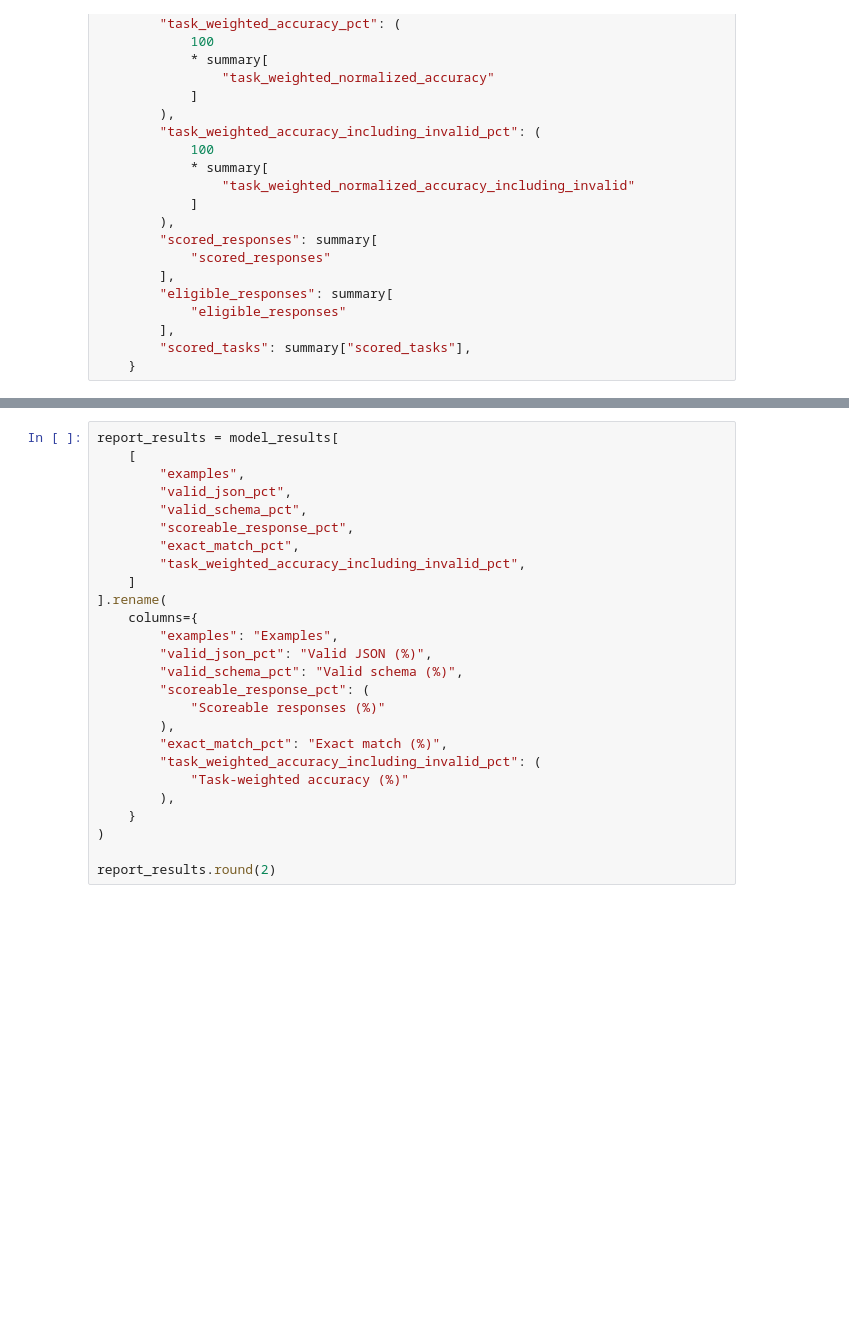
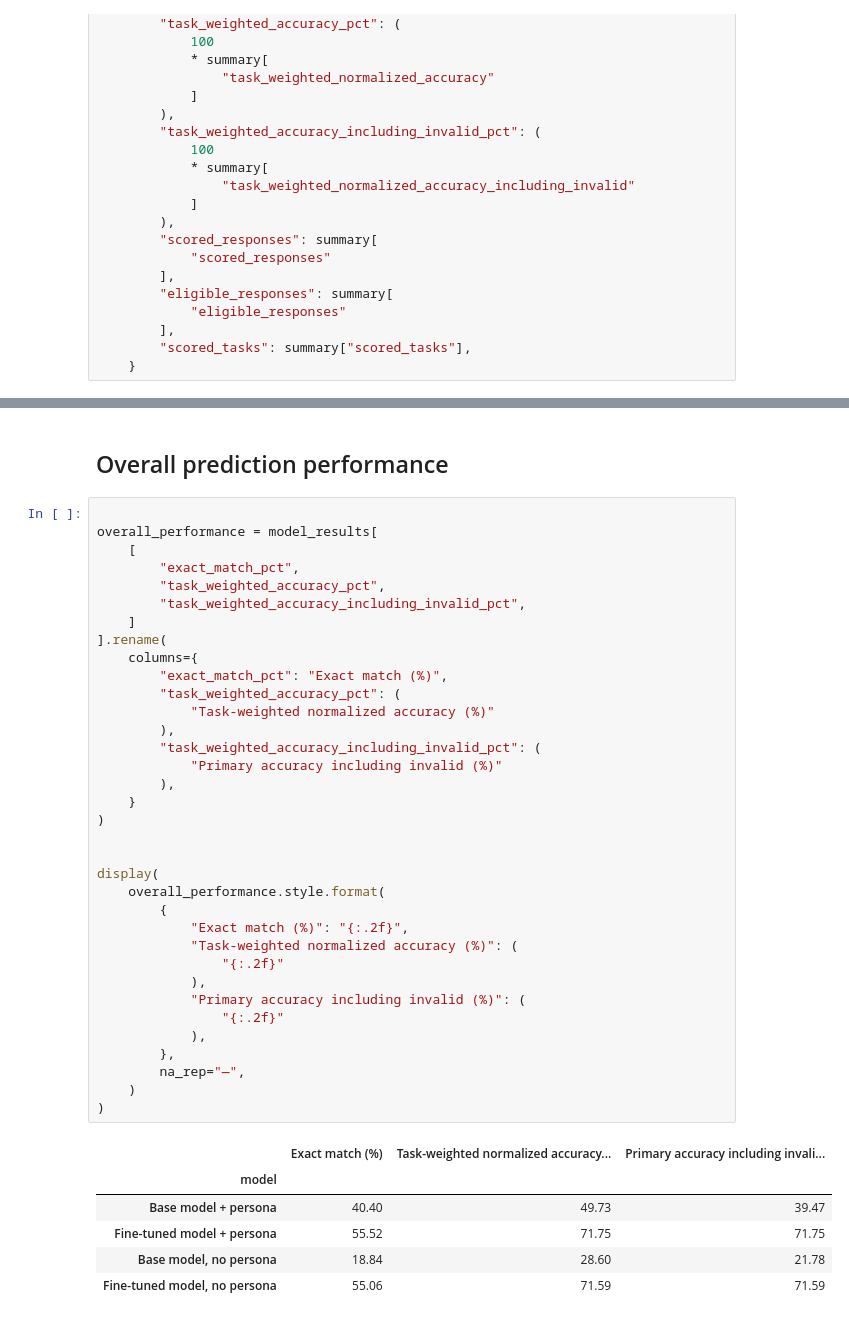
Before and after one commit to luishengjie/large-behavior-model, a Jupyter notebook: notebooks/05_evaluation_results.ipynb, the cells around one changed output, grey strips where cells are left out. Drawn from its saved outputs; the diff is of its cells as text; blank space fills up the shorter version.

```diff
--- a/notebooks/05_evaluation_results.ipynb
+++ b/notebooks/05_evaluation_results.ipynb
@@ -104,26 +111,44 @@ model_results.round(2)
-# %%
-report_results = model_results[
-    [
-        "examples",
-        "valid_json_pct",
-        "valid_schema_pct",
-        "scoreable_response_pct",
-        "exact_match_pct",
-        "task_weighted_accuracy_including_invalid_pct",
-    ]
-].rename(
-    columns={
-        "examples": "Examples",
-        "valid_json_pct": "Valid JSON (%)",
-        "valid_schema_pct": "Valid schema (%)",
-        "scoreable_response_pct": (
-            "Scoreable responses (%)"
-        ),
-        "exact_match_pct": "Exact match (%)",
-        "task_weighted_accuracy_including_invalid_pct": (
-            "Task-weighted accuracy (%)"
-        ),
-    }
-)
-
-report_results.round(2)
+# %% [markdown]
+## Overall prediction performance
+# %%
+
+overall_performance = model_results[
+    [
+        "exact_match_pct",
+        "task_weighted_accuracy_pct",
+        "task_weighted_accuracy_including_invalid_pct",
+    ]
+].rename(
+    columns={
+        "exact_match_pct": "Exact match (%)",
+        "task_weighted_accuracy_pct": (
+            "Task-weighted normalized accuracy (%)"
+        ),
+        "task_weighted_accuracy_including_invalid_pct": (
+            "Primary accuracy including invalid (%)"
+        ),
+    }
+)
+
+
+display(
+    overall_performance.style.format(
+        {
+            "Exact match (%)": "{:.2f}",
+            "Task-weighted normalized accuracy (%)": (
+                "{:.2f}"
+            ),
+            "Primary accuracy including invalid (%)": (
+                "{:.2f}"
+            ),
+        },
+        na_rep="—",
+    )
+)
+# %% [output]
+|  | Exact match (%) | Task-weighted normalized accuracy... | Primary accuracy including invali... |
+| model |  |  |  |
+| Base model + persona | 40.40 | 49.73 | 39.47 |
+| Fine-tuned model + persona | 55.52 | 71.75 | 71.75 |
+| Base model, no persona | 18.84 | 28.60 | 21.78 |
+| Fine-tuned model, no persona | 55.06 | 71.59 | 71.59 |
```
Also changed, not shown: parts of 9 cells of this notebook, 1 other file.
